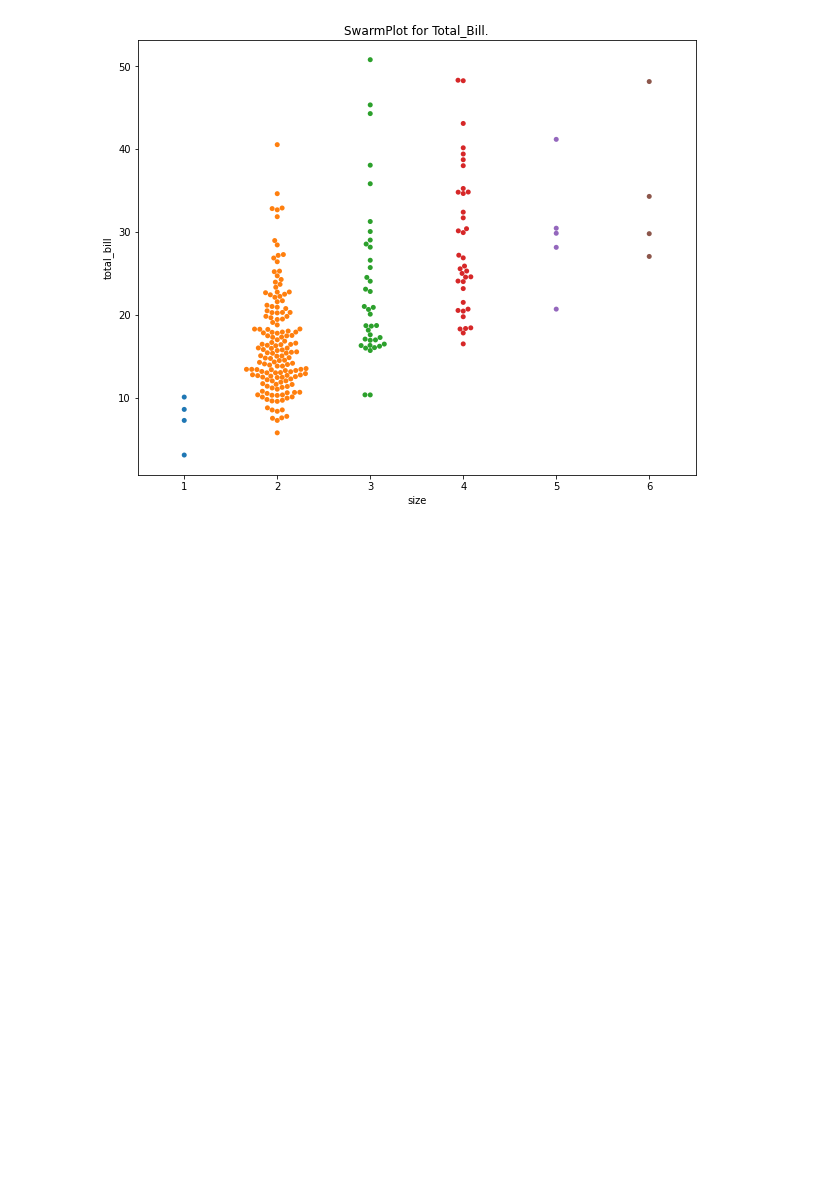
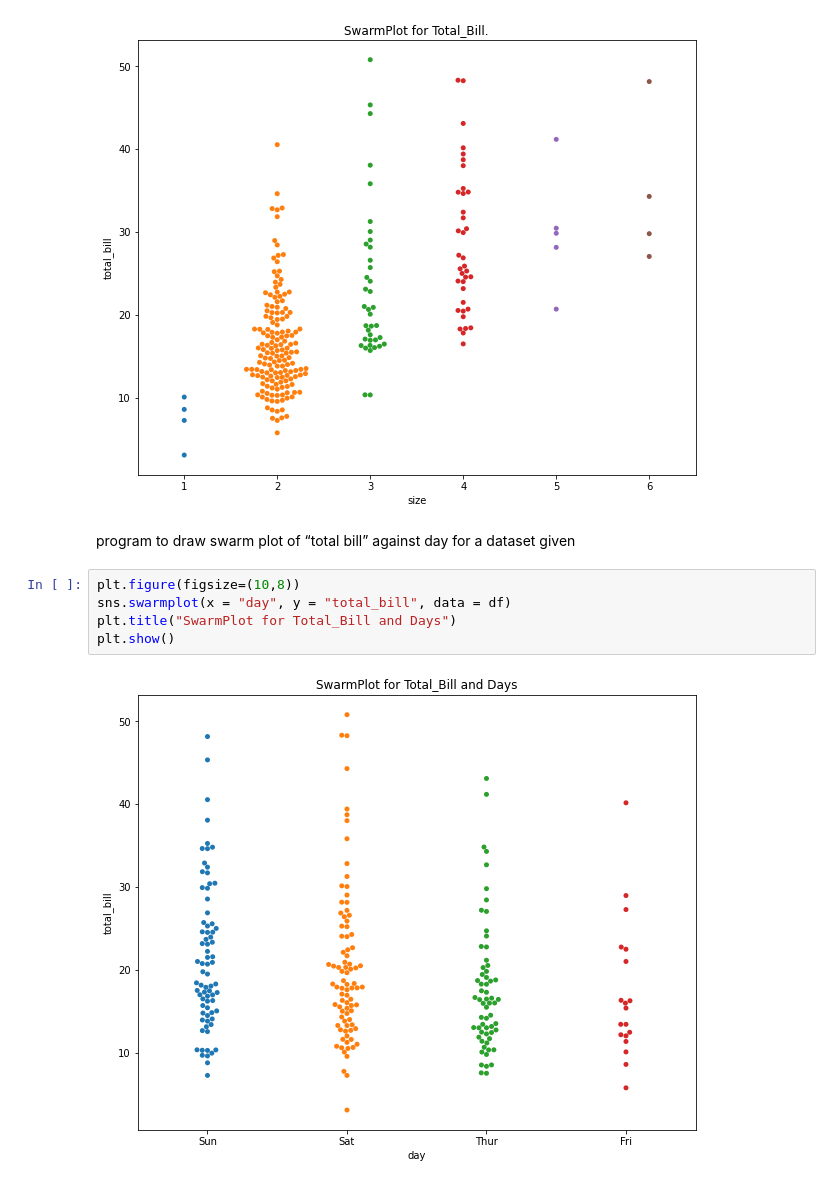
Before and after one commit to Pavan699/JupyterNotebookPrograms, a Jupyter notebook: Seaborn/Swarm Plot/SwarmPlotforBillSize.ipynb, the cells around one changed output. Drawn from its saved outputs; the diff is of its cells as text; blank space fills up the shorter version.

Commit message:
[Pavan] Add: Adding Swarm plot for the total-bill and days

```diff
--- a/Seaborn/Swarm Plot/SwarmPlotforBillSize.ipynb
+++ b/Seaborn/Swarm Plot/SwarmPlotforBillSize.ipynb
@@ -25,3 +25,12 @@ except Exception as e:
     print(e)
 # %% [output]
 [figure]
+# %% [markdown]
+program to draw swarm plot of “total bill” against day for a dataset given
+# %%
+plt.figure(figsize=(10,8))
+sns.swarmplot(x = "day", y = "total_bill", data = df)
+plt.title("SwarmPlot for Total_Bill and Days")
+plt.show()
+# %% [output]
+[figure, added]
```
